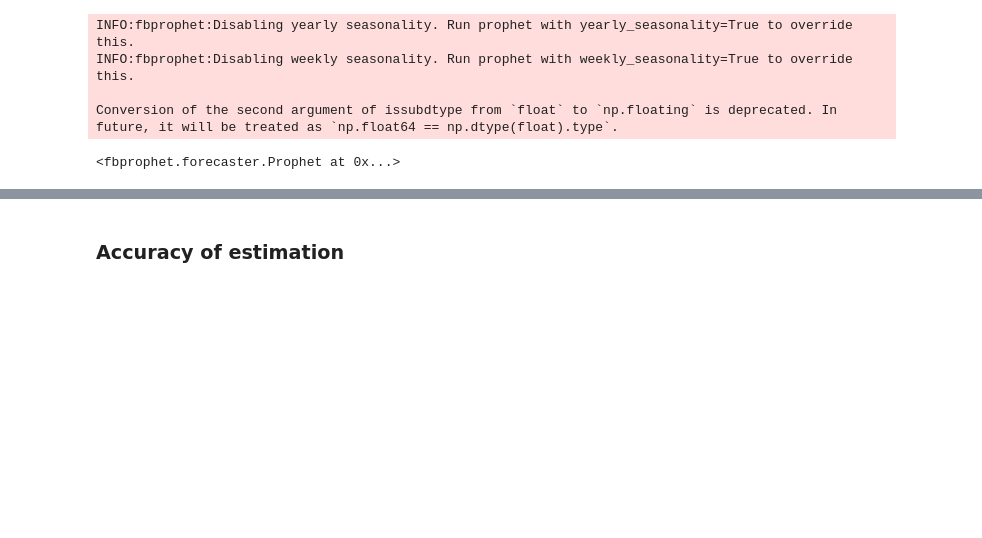
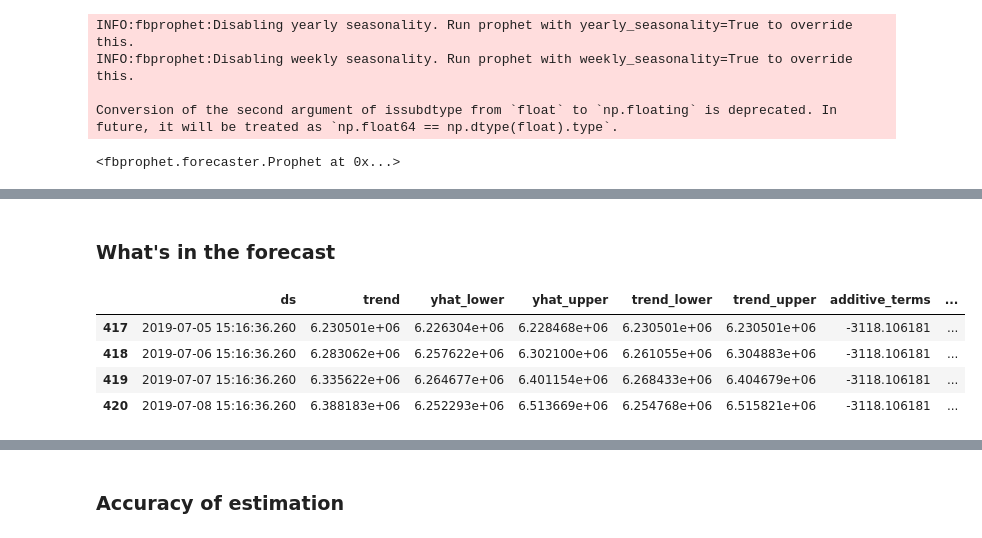
Before and after one commit to Teosoft7/hit_or_not, a Jupyter notebook: eda/eda_with_prophet.ipynb, the cells around one changed output, grey strips where cells are left out. Saved outputs shown, nothing was run; the diff lists cells and outputs as text; code cells hidden in the pictures; blank space fills up the shorter version.

```diff
--- a/eda/eda_with_prophet.ipynb
+++ b/eda/eda_with_prophet.ipynb
@@ -111,0 +103,13 @@ fig1 = m.plot(forecast)
+# %% [markdown]
+### What's in the forecast
+# %%
+# extract last 3 rows in forecast
+# (but one more row is needed for chart)
+df = forecast.tail(4)
+df
+# %% [output]
+|  | ds | trend | yhat_lower | yhat_upper | trend_lower | trend_upper | additive_terms | ... |
+| 417 | 2019-07-05 15:16:36.260 | 6.230501e+06 | 6.226304e+06 | 6.228468e+06 | 6.230501e+06 | 6.230501e+06 | -3118.106181 | ... |
+| 418 | 2019-07-06 15:16:36.260 | 6.283062e+06 | 6.257622e+06 | 6.302100e+06 | 6.261055e+06 | 6.304883e+06 | -3118.106181 | ... |
+| 419 | 2019-07-07 15:16:36.260 | 6.335622e+06 | 6.264677e+06 | 6.401154e+06 | 6.268433e+06 | 6.404679e+06 | -3118.106181 | ... |
+| 420 | 2019-07-08 15:16:36.260 | 6.388183e+06 | 6.252293e+06 | 6.513669e+06 | 6.254768e+06 | 6.515821e+06 | -3118.106181 | ... |
```
Also changed, not shown: parts of 8 cells of this notebook.
